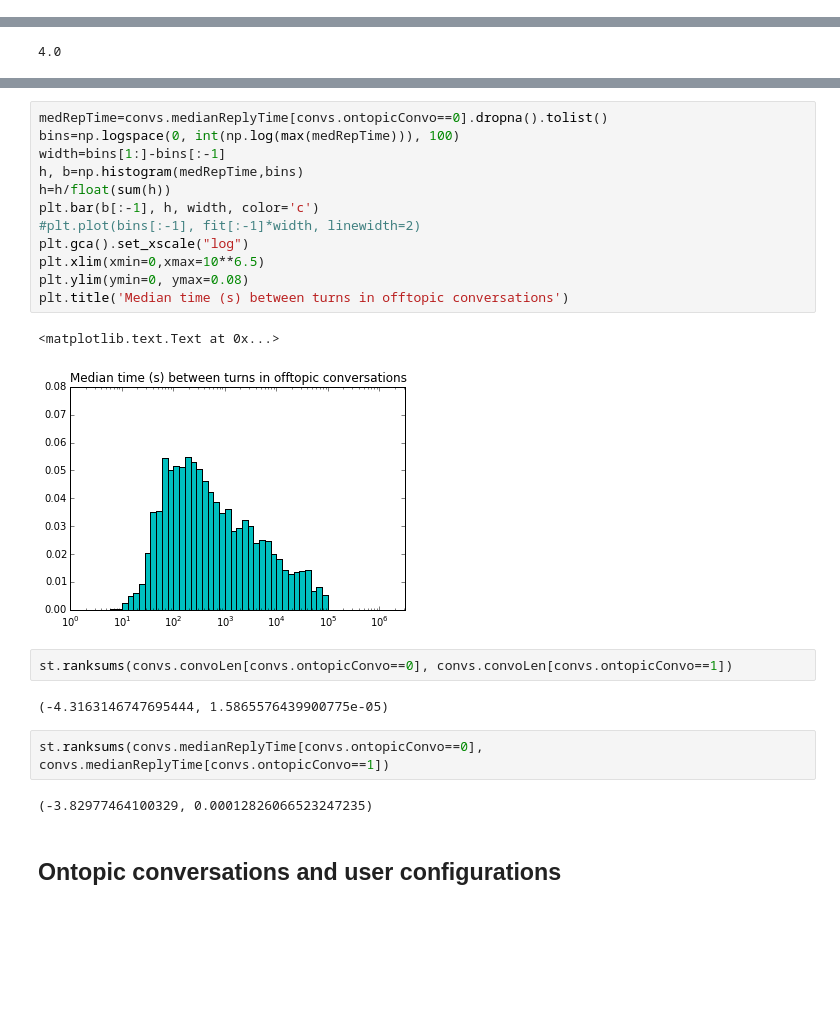
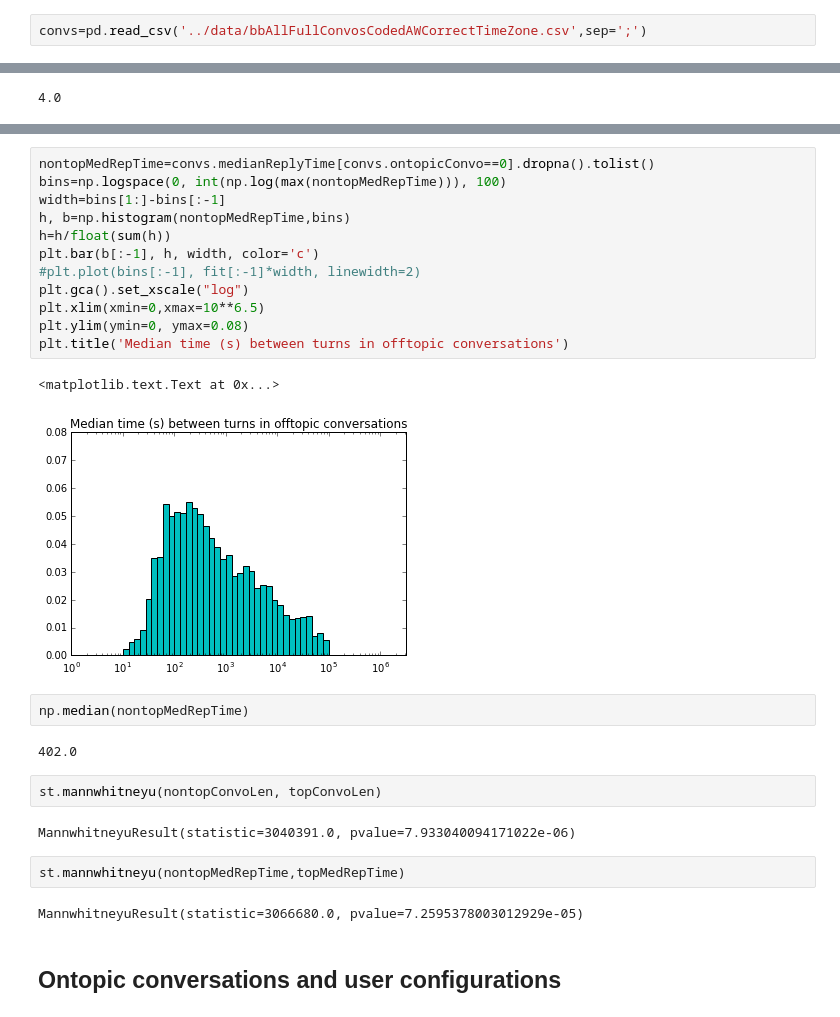
Before and after one commit to marinkala/ReplyNetworks, a Jupyter notebook: bbConversationAnalysisCodedTopic.ipynb, the cells around one changed output, grey strips where cells are left out. Cells and saved outputs as stored; diff of their text form; blank space fills up the shorter version.

```diff
--- a/bbConversationAnalysisCodedTopic.ipynb
+++ b/bbConversationAnalysisCodedTopic.ipynb
@@ -107,6 +107,8 @@ See the caveats in the documentation: http://pandas.pydata.org/pandas-docs/stabl
 convs=temp
 # %%
 convs.to_csv('../data/bbAllFullConvosCodedAWCorrectTimeZone.csv',sep=';')
+# %%
+convs=pd.read_csv('../data/bbAllFullConvosCodedAWCorrectTimeZone.csv',sep=';')
 # %%
 len(convs[convs.ontopicConvo==1])
 # %% [output]
@@ -341,26 +339,30 @@ plt.title('Median time (s) between turns in ontopic conversations')
 # %%
-medRepTime=convs.medianReplyTime[convs.ontopicConvo==0].dropna().tolist()
-bins=np.logspace(0, int(np.log(max(medRepTime))), 100)
+nontopMedRepTime=convs.medianReplyTime[convs.ontopicConvo==0].dropna().tolist()
+bins=np.logspace(0, int(np.log(max(nontopMedRepTime))), 100)
 width=bins[1:]-bins[:-1]
-h, b=np.histogram(medRepTime,bins)
+h, b=np.histogram(nontopMedRepTime,bins)
 h=h/float(sum(h))
 plt.bar(b[:-1], h, width, color='c')
 #plt.plot(bins[:-1], fit[:-1]*width, linewidth=2)
 plt.gca().set_xscale("log")
 plt.xlim(xmin=0,xmax=10**6.5)
 plt.ylim(ymin=0, ymax=0.08)
 plt.title('Median time (s) between turns in offtopic conversations')
 # %% [output]
 <matplotlib.text.Text at 0x...>
-[figure, old version]
+[figure, new version]
-# %%
-st.ranksums(convs.convoLen[convs.ontopicConvo==0], convs.convoLen[convs.ontopicConvo==1])
-# %% [output]
-(-4.3163146747695444, 1.5865576439900775e-05)
-# %%
-st.ranksums(convs.medianReplyTime[convs.ontopicConvo==0], convs.medianReplyTime[convs.ontopicConvo==1])
-# %% [output]
-(-3.82977464100329, 0.00012826066523247235)
+# %%
+np.median(nontopMedRepTime)
+# %% [output]
+402.0
+# %%
+st.mannwhitneyu(nontopConvoLen, topConvoLen)
+# %% [output]
+MannwhitneyuResult(statistic=3040391.0, pvalue=7.933040094171022e-06)
+# %%
+st.mannwhitneyu(nontopMedRepTime,topMedRepTime)
+# %% [output]
+MannwhitneyuResult(statistic=3066680.0, pvalue=7.2595378003012929e-05)
 # %% [markdown]
 ## Ontopic conversations and user configurations
 # %%
```
Also changed, not shown: parts of 13 cells of this notebook, 1 other file.
